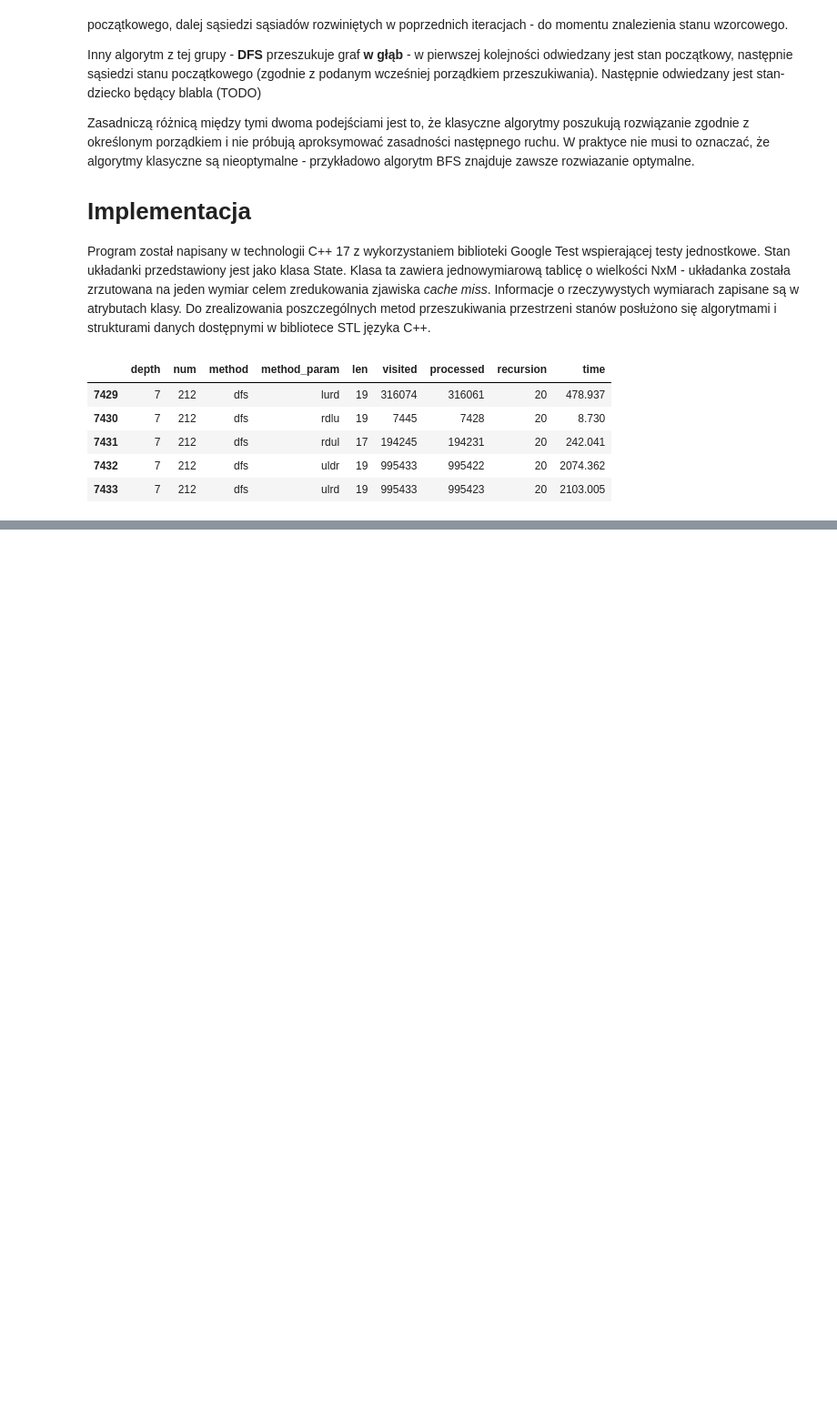
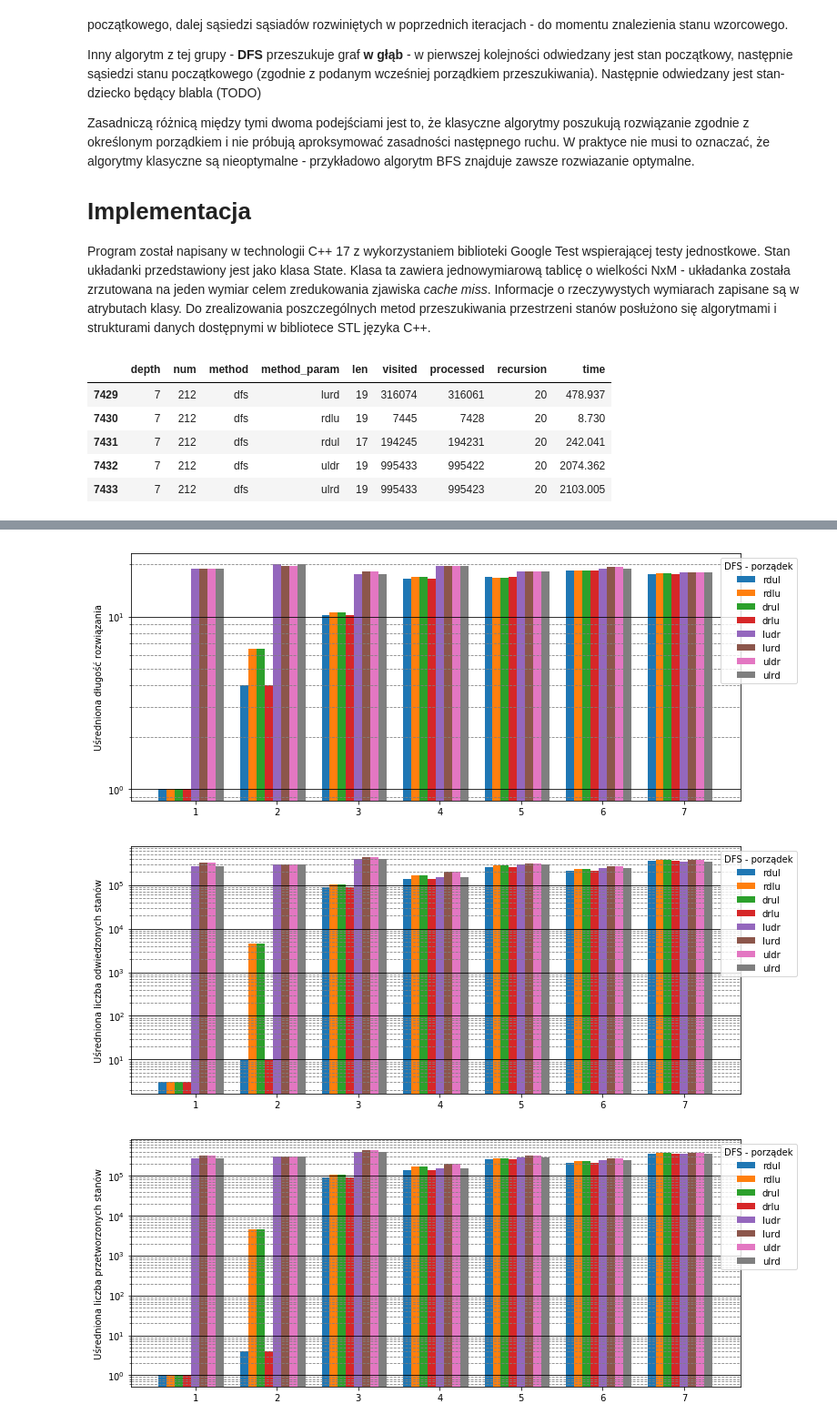
Before and after one commit to mpajkowski/puzzle_solver, a Jupyter notebook: Untitled.ipynb, the cells around one changed output, grey strips where cells are left out. Shown at 91% size. Drawn from its saved outputs; the diff is of its cells as text; code cells hidden in the pictures; blank space fills up the shorter version.

```diff
--- a/Untitled.ipynb
+++ b/Untitled.ipynb
@@ -208,0 +214,10 @@ _ = plot_avg_cmp_order('time', 'bfs', yscale='log')
+# %%
+_ = plot_avg_cmp_order('len', 'dfs', yscale='log')
+_ = plot_avg_cmp_order('visited', 'dfs', yscale='log')
+_ = plot_avg_cmp_order('processed', 'dfs', yscale='log')
+_ = plot_avg_cmp_order('recursion', 'dfs')
+_ = plot_avg_cmp_order('time', 'dfs', yscale='log')
+# %% [output]
+[figure, added]
+[figure, added]
+[figure, added]
```
Also changed, not shown: parts of 5 cells of this notebook, 21 other files.
